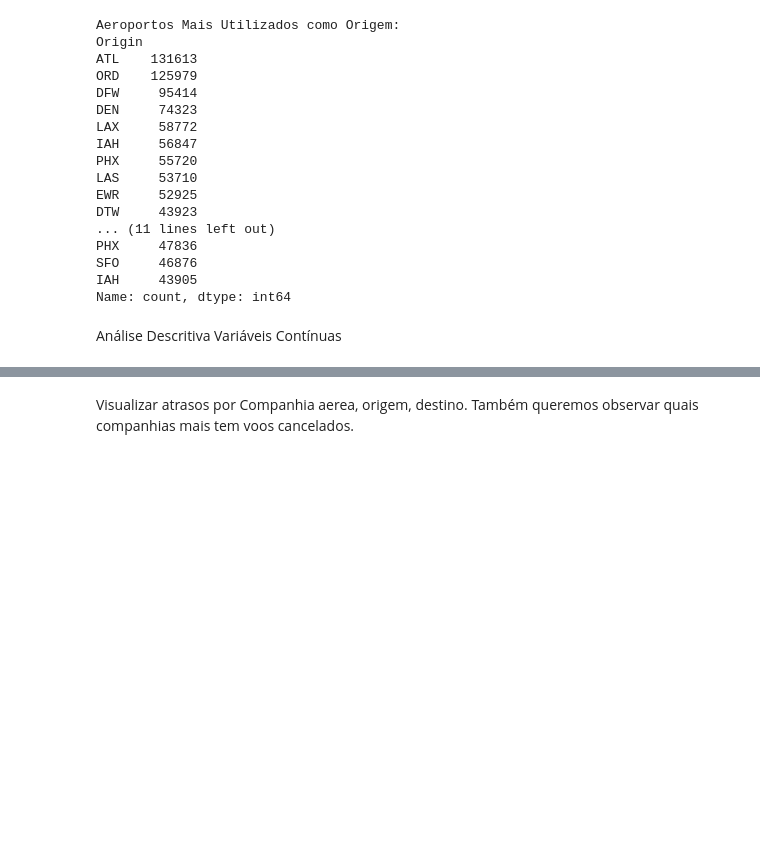
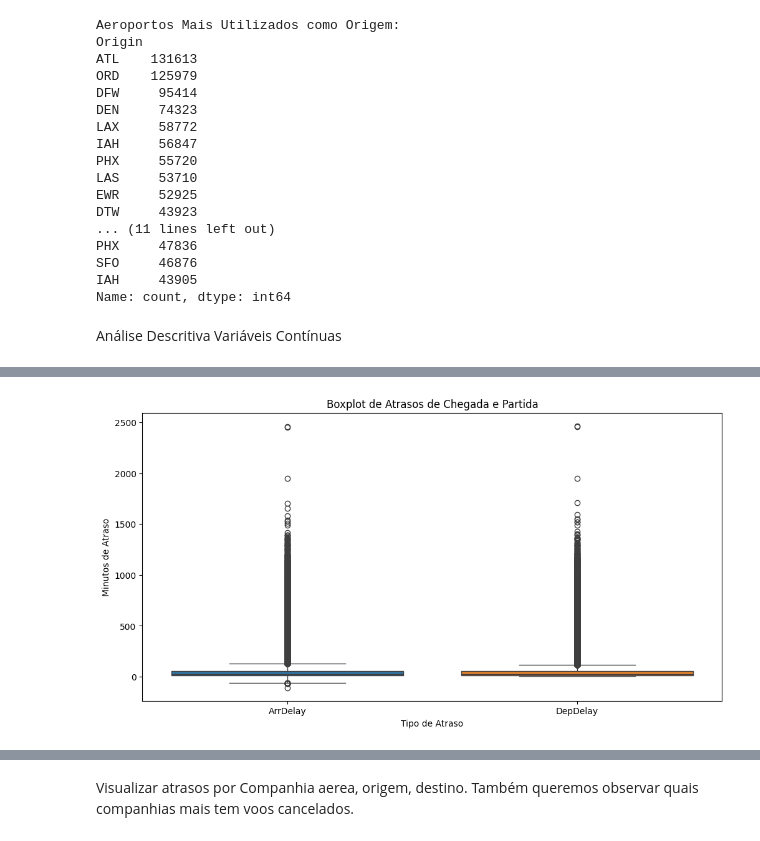
Before and after one commit to ThiagoRochedo/Projeto_Mod05_Ada_VemSerTech, a Jupyter notebook: Projeto.ipynb, the cells around one changed output, grey strips where cells are left out. Cells and saved outputs as stored; diff of their text form; code cells hidden in the pictures; blank space fills up the shorter version.

```diff
--- a/Projeto.ipynb
+++ b/Projeto.ipynb
@@ -234,3 +226,13 @@ df[variaveis_continuas].describe()
 | 50% | 1.545000e+03 | 1.715000e+03 | 1.160000e+02 | 1.160000e+02 | 9.000000e+01 | 2.400000e+01 | 2.400000e+01 | 6.060000e+02 | 6.000000e+00 | ... |
 | 75% | 1.900000e+03 | 2.030000e+03 | 1.650000e+02 | 1.650000e+02 | 1.370000e+02 | 5.600000e+01 | 5.300000e+01 | 9.980000e+02 | 8.000000e+00 | ... |
 | max | 2.400000e+03 | 2.400000e+03 | 1.114000e+03 | 6.600000e+02 | 1.091000e+03 | 2.461000e+03 | 2.467000e+03 | 4.962000e+03 | 2.400000e+02 | ... |
+# %%
+# Boxplots para atrasos de chegada e partida
+plt.figure(figsize=(12, 6))
+sns.boxplot(data=df[['ArrDelay', 'DepDelay']])
+plt.title('Boxplot de Atrasos de Chegada e Partida')
+plt.xlabel('Tipo de Atraso')
+plt.ylabel('Minutos de Atraso')
+plt.show()
+# %% [output]
+[figure, added]
```
Also changed, not shown: parts of 2 cells of this notebook.
